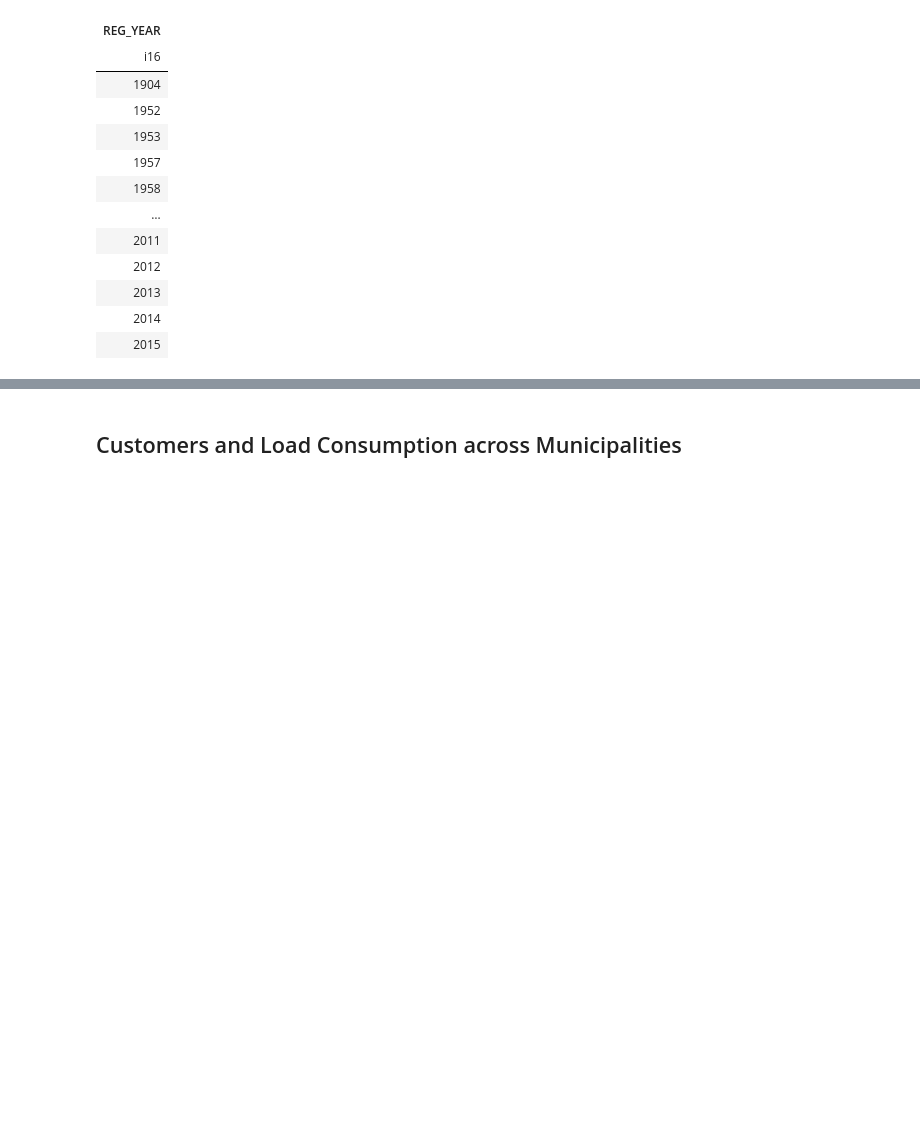
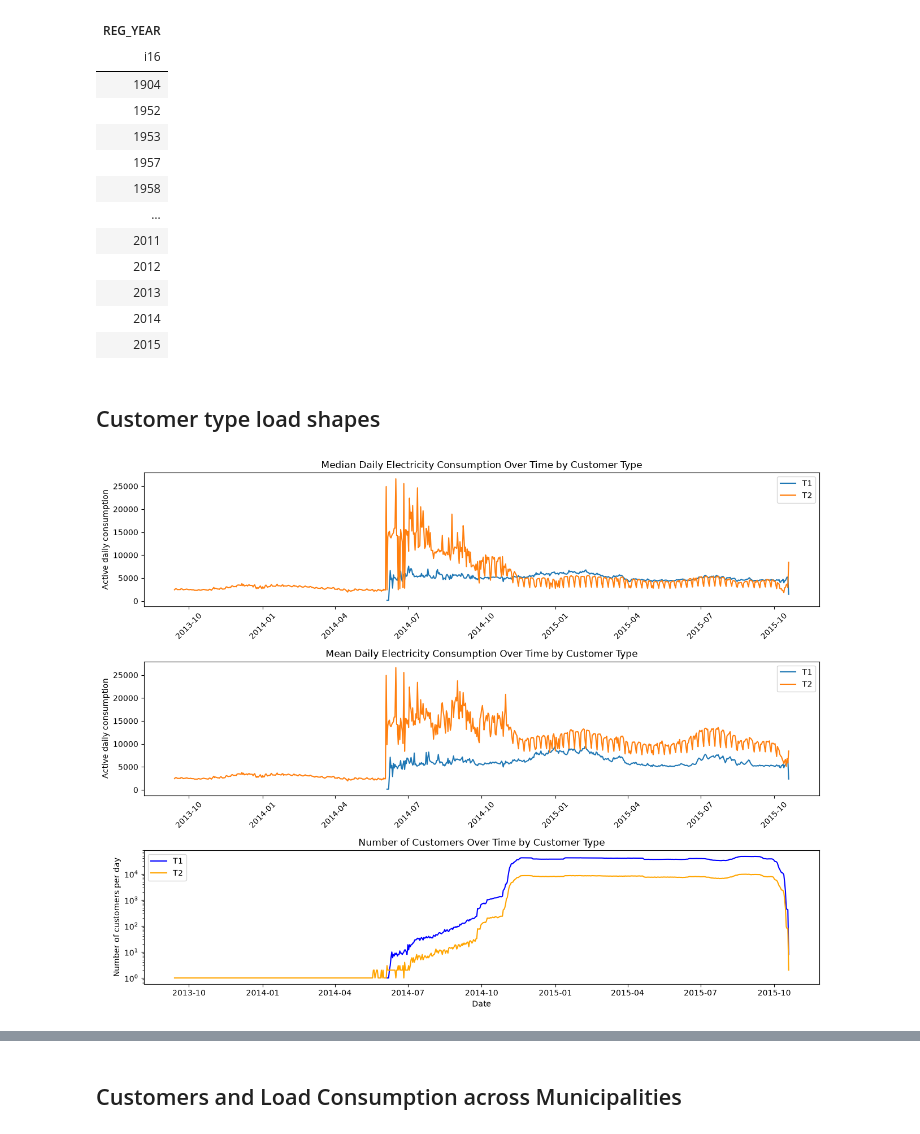
Before and after one commit to reem-naji/potential-fortnight, a Jupyter notebook: notebooks/data_analysis.ipynb, the cells around one changed output, grey strips where cells are left out. Cells and saved outputs as stored; diff of their text form; code cells hidden in the pictures; blank space fills up the shorter version.

```diff
--- a/notebooks/data_analysis.ipynb
+++ b/notebooks/data_analysis.ipynb
@@ -605,3 +605,75 @@ shape: (61, 1)
 | 2013 |
 | 2014 |
 | 2015 |
+# %% [markdown]
+## Customer type load shapes
+# %%
+Ctype_load = (
+    A
+    .group_by("DATE", "CUSTOMER_TYPE")
+    .agg([
+        pl.col("DAILY_ACTIVE_CONSUMPTION").sum().alias("total_consumption"),
+        pl.col("DAILY_ACTIVE_CONSUMPTION").mean().alias("mean_consumption"),
+        pl.col("DAILY_ACTIVE_CONSUMPTION").median().alias("median_consumption"),
+        pl.col("CUSTOMER_ID").n_unique().alias("customers"),
+        pl.len().alias("observations"),
+    ])
+    .sort("DATE")
+    .collect()
+)
+
+plt.figure(figsize=(13, 10))
+plt.subplot(3,1,1)
+Ctype_load_t1 = Ctype_load.filter(pl.col("CUSTOMER_TYPE") == "T1")
+Ctype_load_t2 = Ctype_load.filter(pl.col("CUSTOMER_TYPE") == "T2")
+plt.plot(
+    Ctype_load_t1["DATE"].to_numpy(),
+    Ctype_load_t1["median_consumption"].to_numpy(),
+)
+plt.plot(
+    Ctype_load_t2["DATE"].to_numpy(),
+    Ctype_load_t2["median_consumption"].to_numpy(),
+)
+plt.ylabel("Active daily consumption")
+plt.title("Median Daily Electricity Consumption Over Time by Customer Type")
+plt.xticks(rotation=45)
+plt.legend(["T1", "T2"])
+
+plt.subplot(3,1,2)
+Ctype_load_t1 = Ctype_load.filter(pl.col("CUSTOMER_TYPE") == "T1")
+Ctype_load_t2 = Ctype_load.filter(pl.col("CUSTOMER_TYPE") == "T2")
+plt.plot(
+    Ctype_load_t1["DATE"].to_numpy(),
+    Ctype_load_t1["mean_consumption"].to_numpy(),
+)
+plt.plot(
+    Ctype_load_t2["DATE"].to_numpy(),
+    Ctype_load_t2["mean_consumption"].to_numpy(),
+)
+plt.ylabel("Active daily consumption")
+plt.title("Mean Daily Electricity Consumption Over Time by Customer Type")
+plt.xticks(rotation=45)
+plt.legend(["T1", "T2"])
+
+
+plt.subplot(3,1,3)
+plt.plot(
+    Ctype_load_t1["DATE"].to_numpy(),
+    Ctype_load_t1["customers"].to_numpy(),
+    c='blue'
+)
+plt.plot(
+    Ctype_load_t2["DATE"].to_numpy(),
+    Ctype_load_t2["customers"].to_numpy(),
+    c='orange'
+)
+plt.ylabel("Number of customers per day")
+plt.title("Number of Customers Over Time by Customer Type")
+plt.legend(["T1", "T2"])
+
+plt.xlabel("Date")
+plt.yscale('log')
+plt.tight_layout()
+plt.show()
+# %% [output]
+[figure, added]
```
Also changed, not shown: parts of 27 cells of this notebook.
